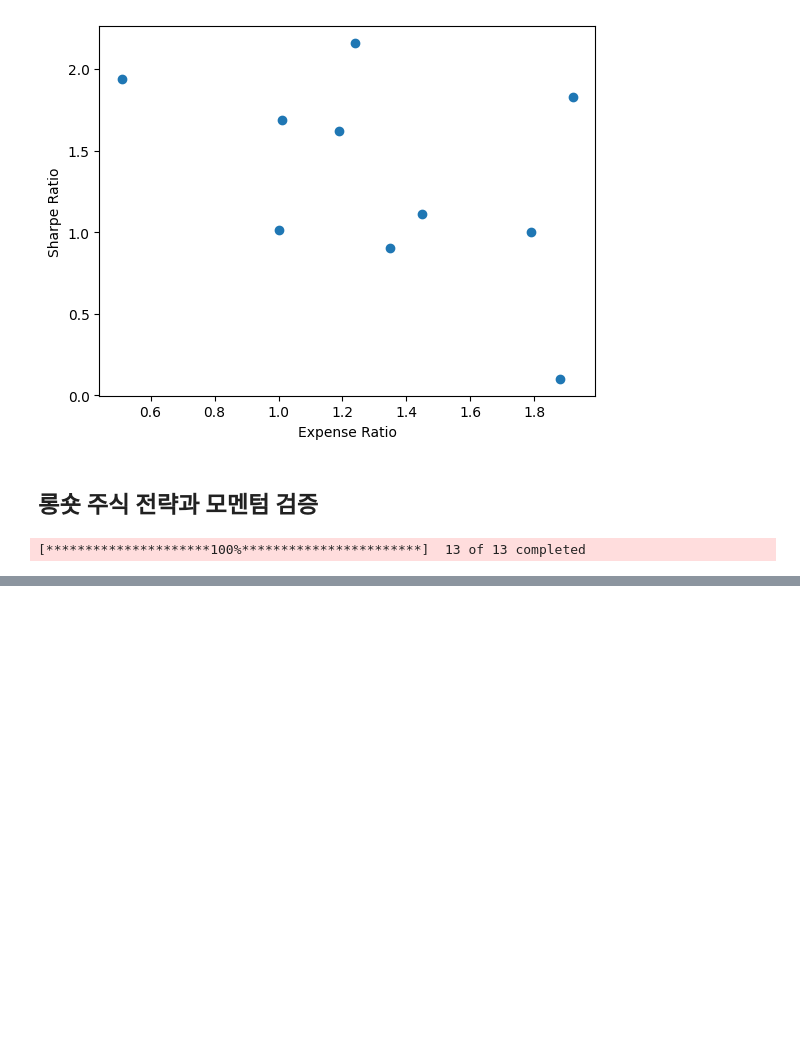
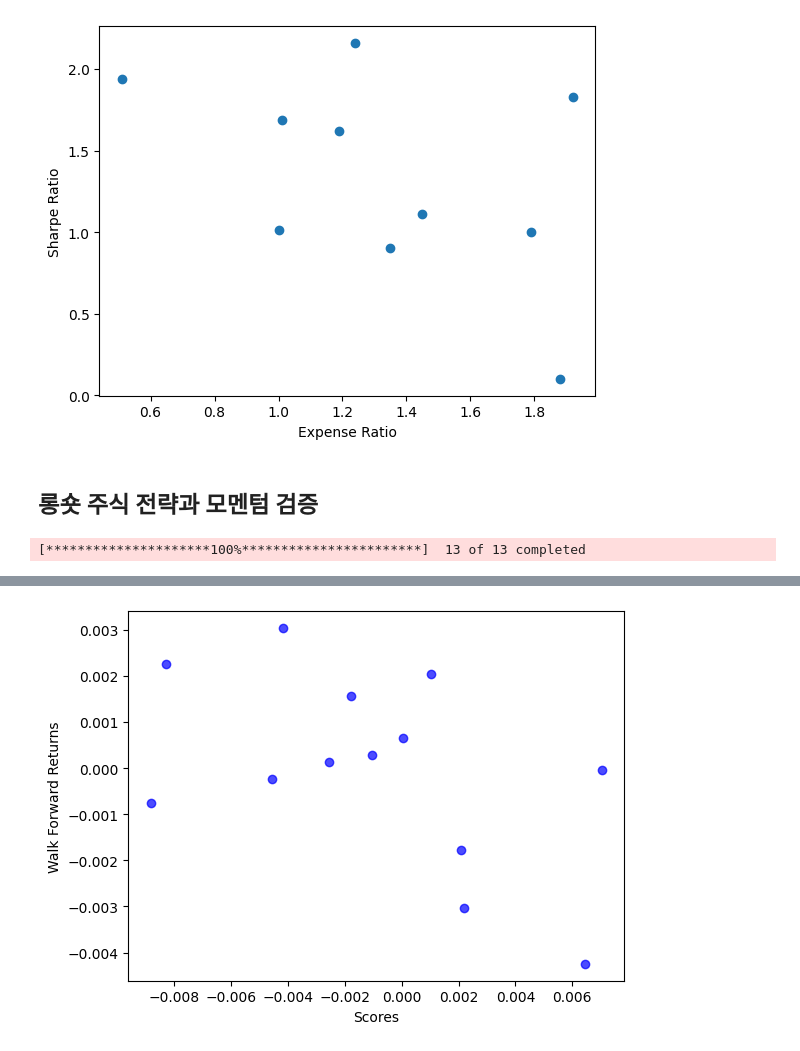
Before and after one commit to MinjunChoi24/JustStudy, a Jupyter notebook: QuantopianStudy/Lecture_9_Linear Correlation Analysis.ipynb, the cells around one changed output, grey strips where cells are left out. Drawn from its saved outputs; the diff is of its cells as text; code cells hidden in the pictures; blank space fills up the shorter version.

```diff
--- a/QuantopianStudy/Lecture_9_Linear Correlation Analysis.ipynb
+++ b/QuantopianStudy/Lecture_9_Linear Correlation Analysis.ipynb
@@ -236,36 +227,53 @@ p-value:  0.2930500752928223
 # %% [markdown]
 ## 롱숏 주식 전략과 모멘텀 검증
 # %%
+import pandas as pd
+import numpy as np
+import yfinance as yf
+from scipy import stats
+import matplotlib.pyplot as plt
+
+# 1. 대상 종목 리스트 (최신 테크 및 반도체 위주)
 symbol_list = [
-    'AAPL', 'MSFT', 'NVDA', 'TSLA', 'GOOGL',  # 빅테크 (M7)
-    'AMZN', 'META', 'AMD', 'AVGO', 'INTC',    # 반도체 및 커머스
-    'SPY', 'QQQ', 'SOXX'                      # 시장 지수 및 섹터 ETF (비교용)
+    'AAPL', 'MSFT', 'NVDA', 'TSLA', 'GOOGL',
+    'AMZN', 'META', 'AMD', 'AVGO', 'INTC',
+    'SPY', 'QQQ', 'SOXX'
 ]
-start = '2014-12-01'
-end = '2015-01-01'
-data = yf.download(symbol_list,start=start,end=end,auto_adjust=True)['Close']
-first = data[symbol_list[0]]
-for j in range(1,len(symbol_list)):
-    historical_returns = pd.concat([first,historical_returns],axis=1)
-# historical_returns = historical_returns.pct_change()[1:]
-historical_returns
-scores = np.mean(historical_returns)
-print('Our Scores\n')
-print(scores)
+
+# 2. 데이터 수집 기간 설정 (최근 데이터로 변경)
+# 2025년 11월 수익률로 12월 수익률을 예측하는 모델 검증
+lookback_start, lookback_end = '2025-11-01', '2025-11-30'
+forward_start, forward_end = '2025-12-01', '2025-12-31'
+
+# 데이터 다운로드
+data = yf.download(symbol_list, start=lookback_start, end=forward_end,auto_adjust=True)['Close']
+
+# 3. 과거 수익률 점수 계산 (Lookback Window)
+historical_prices = data.loc[lookback_start:lookback_end]
+historical_returns = historical_prices.pct_change().dropna()
+scores = historical_returns.mean()
+
+print("--- [Step 1] Our Strategy Scores (Last Month Mean Returns) ---")
+print(scores.sort_values(ascending=False))
 print('\n')
 
-start= '2015-01-01'
-end =  '2015-02-01'
-data2 = yf.download(symbol_list,start=start,end=end,auto_adjust=True)['Close'][symbol_list]
-walk_forward_returns = data2.pct_change()[1:]
-walk_forward_returns = np.mean(walk_forward_returns)
-print('The Walk Forward Returns\n')
-print(walk_forward_returns)
+# 4. 미래 실제 수익률 계산 (Walk Forward Window)
+forward_prices = data.loc[forward_start:forward_end]
+forward_returns_actual = forward_prices.pct_change().dropna()
+walk_forward_returns = forward_returns_actual.mean()
+
+print("--- [Step 2] Actual Forward Returns (Next Month) ---")
+print(walk_forward_returns.sort_values(ascending=False))
 print('\n')
 
+# 5. 상관관계 분석 및 시각화
+plt.scatter(scores, walk_forward_returns, color='blue', alpha=0.7);
+plt.xlabel('Scores')
+plt.ylabel('Walk Forward Returns')
 
-plt.scatter(scores,walk_forward_returns)
-print('Correlation Coefficients: ',str(r_s[0]))
-print('p-value: '+ str(r_s[1]))
+# 스피어만 상관계수 계산
+r_s = stats.spearmanr(scores, walk_forward_returns)
+print(f"Correlation Coefficient: {str(r_s[0])}")
+print(f"P-value: {str(r_s[1])}")
 # %% [output]
 [*********************100%***********************]  13 of 13 completed
@@ -290,0 +297 @@ print('p-value: '+ str(r_s[1]))
+[figure, added]
```
Also changed, not shown: parts of 13 cells of this notebook.
